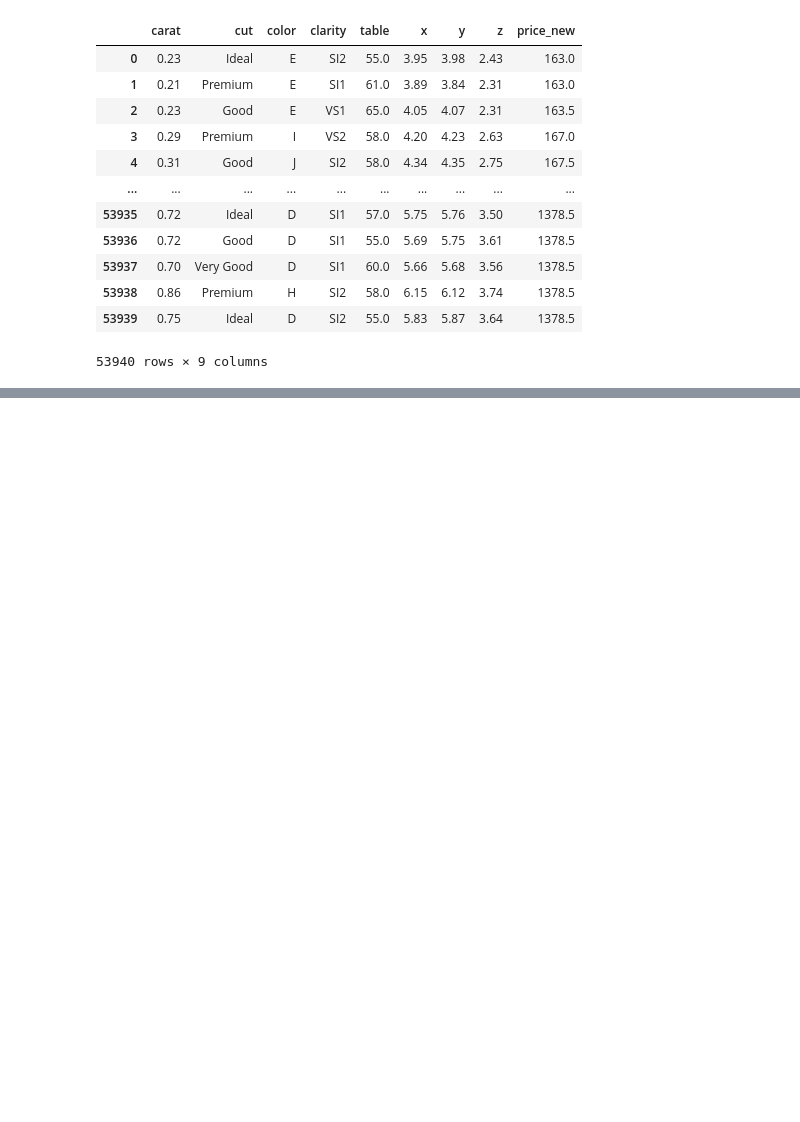
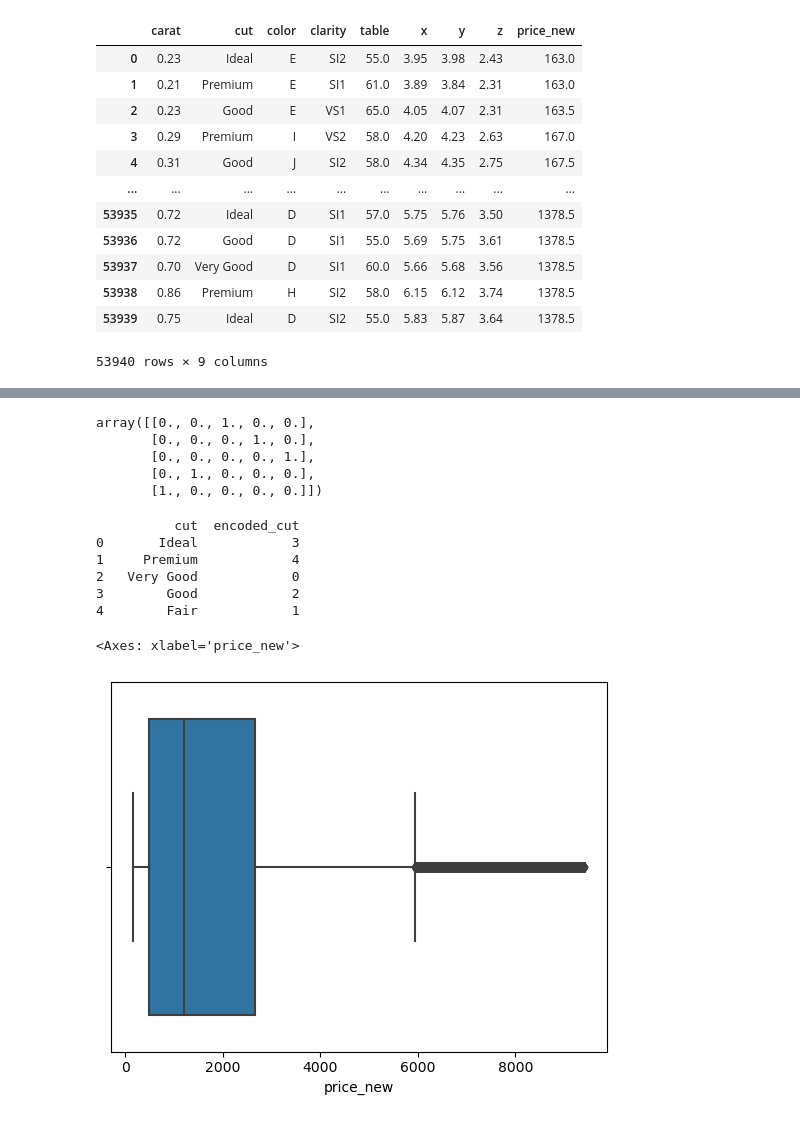
Before and after one commit to athulyasudheer/Assignment-on-Statistics, a Jupyter notebook: Correlation.ipynb, the cells around one changed output, grey strips where cells are left out. Cells and saved outputs as stored; diff of their text form; code cells hidden in the pictures; blank space fills up the shorter version.

```diff
--- a/Correlation.ipynb
+++ b/Correlation.ipynb
@@ -184,0 +154,11 @@ import seaborn as sns
+# %%
+from sklearn.preprocessing import OneHotEncoder
+encoder = OneHotEncoder()
+encoded_results = encoder.fit_transform(data).toarray()
+encoded_results
+# %% [output]
+array([[0., 0., 1., 0., 0.],
+       [0., 0., 0., 1., 0.],
+       [0., 0., 0., 0., 1.],
+       [0., 1., 0., 0., 0.],
+       [1., 0., 0., 0., 0.]])
@@ -184,0 +168,15 @@ import seaborn as sns
+# %%
+data = pd.DataFrame({'cut': ['Ideal','Premium', ' Very Good','Good','Fair' ]})
+column_to_encode = 'cut'
+column_to_encode_values = data[column_to_encode]
+label_encoder = LabelEncoder()
+encoded_labels = label_encoder.fit_transform(column_to_encode_values)
+data['encoded_cut'] = encoded_labels
+print(data)
+# %% [output]
+          cut  encoded_cut
+0       Ideal            3
+1     Premium            4
+2   Very Good            0
+3        Good            2
+4        Fair            1
@@ -184,0 +185,5 @@ import seaborn as sns
+# %%
+sns.boxplot(x = 'price_new',data=data2)
+# %% [output]
+<Axes: xlabel='price_new'>
+[figure, added]
```
Also changed, not shown: parts of 10 cells of this notebook.
